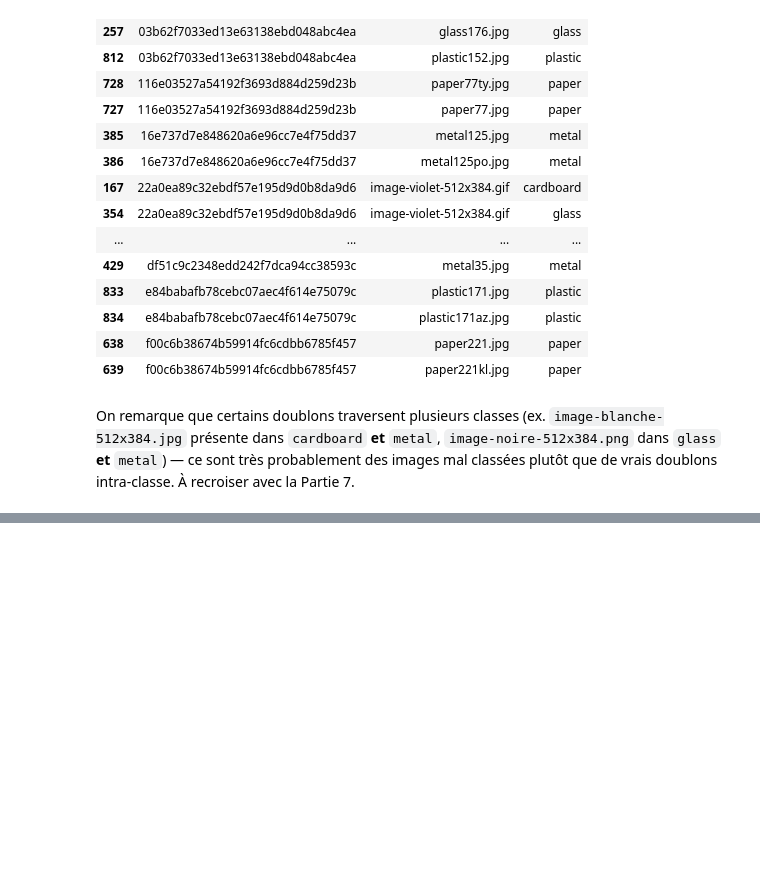
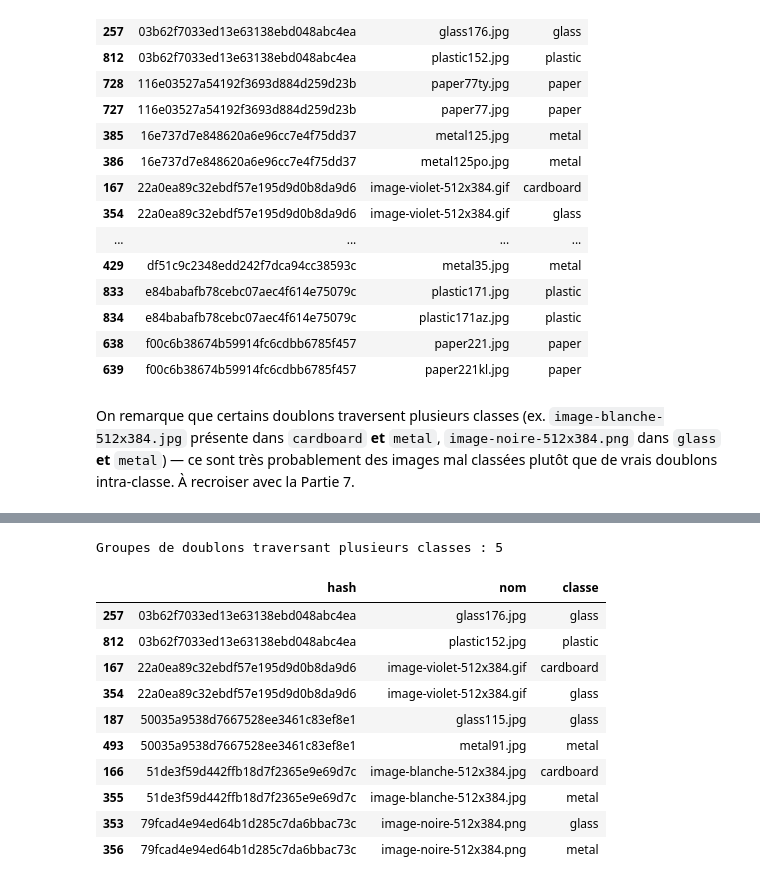
Before and after one commit to massamba0809/atelier_prepa_donnees_images, a Jupyter notebook: notebooks/atelier_prepa_donnees_images.ipynb, the cells around one changed output, grey strips where cells are left out. Cells and saved outputs as stored; diff of their text form; code cells hidden in the pictures; blank space fills up the shorter version.

```diff
--- a/notebooks/atelier_prepa_donnees_images.ipynb
+++ b/notebooks/atelier_prepa_donnees_images.ipynb
@@ -343,0 +374,23 @@ On remarque que certains doublons traversent plusieurs classes (ex. `image-blanc
+# %%
+# On isole, parmi les groupes de doublons de la Partie 6, ceux qui traversent plusieurs classes
+suspects_mauvais_classement = []
+for h, groupe in groupes_doublons.groupby("hash"):
+    if groupe["classe"].nunique() > 1:
+        suspects_mauvais_classement.append(groupe)
+
+df_suspects = pd.concat(suspects_mauvais_classement) if suspects_mauvais_classement else pd.DataFrame()
+print(f"Groupes de doublons traversant plusieurs classes : {df_suspects['hash'].nunique() if len(df_suspects) else 0}")
+df_suspects[["hash", "nom", "classe"]] if len(df_suspects) else df_suspects
+# %% [output]
+Groupes de doublons traversant plusieurs classes : 5
+|  | hash | nom | classe |
+| 257 | 03b62f7033ed13e63138ebd048abc4ea | glass176.jpg | glass |
+| 812 | 03b62f7033ed13e63138ebd048abc4ea | plastic152.jpg | plastic |
+| 167 | 22a0ea89c32ebdf57e195d9d0b8da9d6 | image-violet-512x384.gif | cardboard |
+| 354 | 22a0ea89c32ebdf57e195d9d0b8da9d6 | image-violet-512x384.gif | glass |
+| 187 | 50035a9538d7667528ee3461c83ef8e1 | glass115.jpg | glass |
+| 493 | 50035a9538d7667528ee3461c83ef8e1 | metal91.jpg | metal |
+| 166 | 51de3f59d442ffb18d7f2365e9e69d7c | image-blanche-512x384.jpg | cardboard |
+| 355 | 51de3f59d442ffb18d7f2365e9e69d7c | image-blanche-512x384.jpg | metal |
+| 353 | 79fcad4e94ed64b1d285c7da6bbac73c | image-noire-512x384.png | glass |
+| 356 | 79fcad4e94ed64b1d285c7da6bbac73c | image-noire-512x384.png | metal |
```
Also changed, not shown: parts of 6 cells of this notebook.
